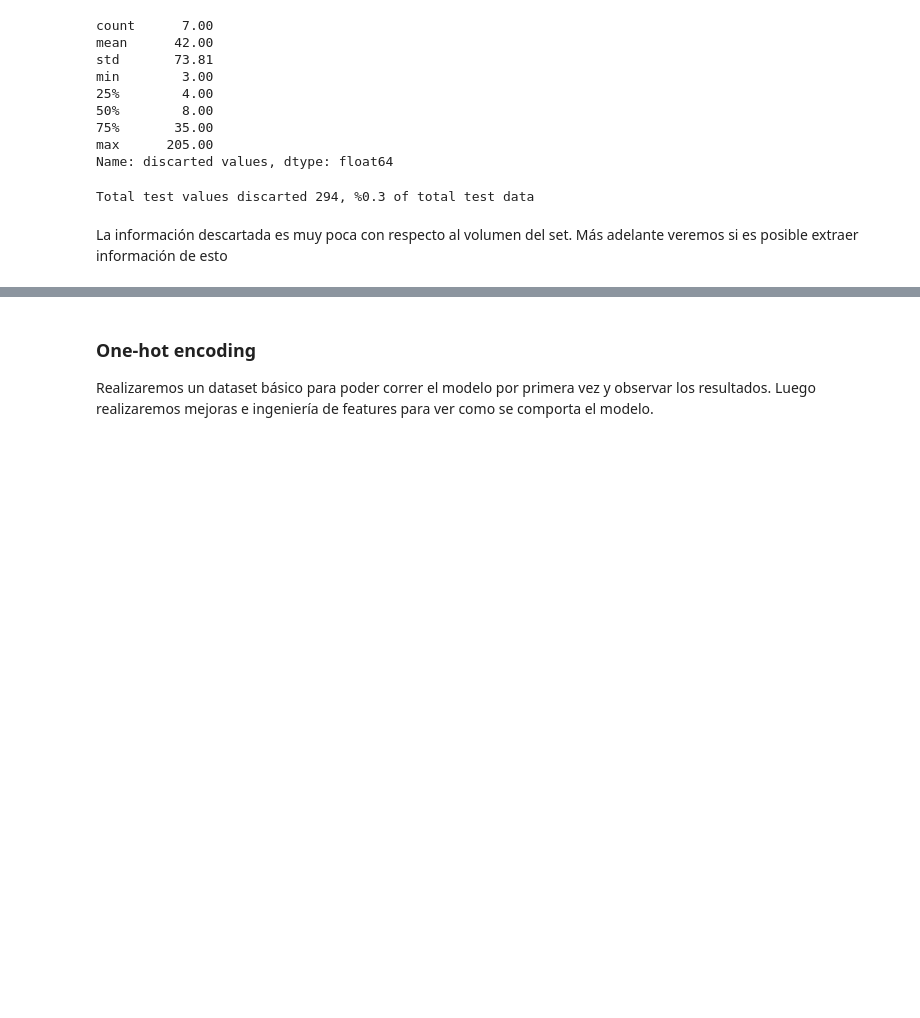
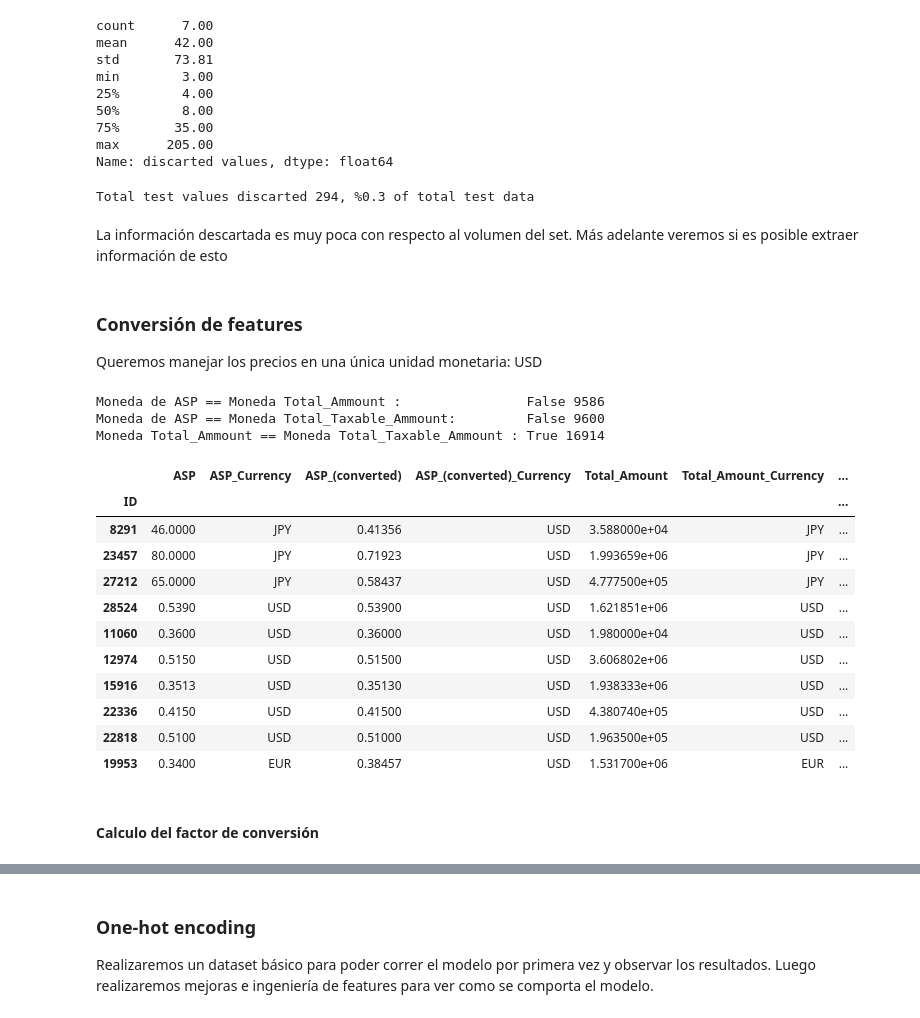
Before and after one commit to fede-alt/datos_2c2020_tp2-1, a Jupyter notebook: Data Preprocessing.ipynb, the cells around one changed output, grey strips where cells are left out. Cells and saved outputs as stored; diff of their text form; code cells hidden in the pictures; blank space fills up the shorter version.

```diff
--- a/Data Preprocessing.ipynb
+++ b/Data Preprocessing.ipynb
@@ -97,6 +101,6 @@ Para este modelo entonce no se consideraran las columnas ``'Brand'``, ``'Product
 # %%
 # The remaining features with na_values
-contains_na = na_values_rate[na_values_rate <= 0.75].index.to_list()
+contains_na = na_values_rate[na_values_rate <= 0.90].index.to_list()
 na_values_rate[contains_na]
 # %% [output]
 Territory                    0.294978
@@ -232,3 +223,39 @@ Name: discarted values, dtype: float64
 Total test values discarted 294, %0.3 of total test data
 # %% [markdown]
 La información descartada es muy poca con respecto al volumen del set. Más adelante veremos si es posible extraer información de esto
+# %% [markdown]
+### Conversión de features
+
+Queremos manejar los precios en una única unidad monetaria: USD
+# %%
+
+
+check1 = (trainset["Total_Amount_Currency"] == "USD").value_counts()
+check2 = (trainset["Total_Taxable_Amount_Currency"] == "USD").value_counts()
+check3 = (trainset["Total_Amount_Currency"]==trainset["Total_Taxable_Amount_Currency"]).value_counts()
+
+print("Moneda de ASP == Moneda Total_Ammount :               ",check1.index[0],check1.values[0])
+print("Moneda de ASP == Moneda Total_Taxable_Ammount:        ",check2.index[0],check2.values[0])
+print("Moneda Total_Ammount == Moneda Total_Taxable_Ammount :",check3.index[0],check3.values[0])
+# %% [output]
+Moneda de ASP == Moneda Total_Ammount :                False 9586
+Moneda de ASP == Moneda Total_Taxable_Ammount:         False 9600
+Moneda Total_Ammount == Moneda Total_Taxable_Ammount : True 16914
+# %%
+economy_columns = ["ASP","ASP_Currency","ASP_(converted)","ASP_(converted)_Currency","Total_Amount","Total_Amount_Currency","Total_Taxable_Amount","Total_Taxable_Amount_Currency"]
+trainset.loc[:,economy_columns].sample(10)
+# %% [output]
+|  | ASP | ASP_Currency | ASP_(converted) | ASP_(converted)_Currency | Total_Amount | Total_Amount_Currency | ... |
+| ID |  |  |  |  |  |  | ... |
+| 8291 | 46.0000 | JPY | 0.41356 | USD | 3.588000e+04 | JPY | ... |
+| 23457 | 80.0000 | JPY | 0.71923 | USD | 1.993659e+06 | JPY | ... |
+| 27212 | 65.0000 | JPY | 0.58437 | USD | 4.777500e+05 | JPY | ... |
+| 28524 | 0.5390 | USD | 0.53900 | USD | 1.621851e+06 | USD | ... |
+| 11060 | 0.3600 | USD | 0.36000 | USD | 1.980000e+04 | USD | ... |
+| 12974 | 0.5150 | USD | 0.51500 | USD | 3.606802e+06 | USD | ... |
+| 15916 | 0.3513 | USD | 0.35130 | USD | 1.938333e+06 | USD | ... |
+| 22336 | 0.4150 | USD | 0.41500 | USD | 4.380740e+05 | USD | ... |
+| 22818 | 0.5100 | USD | 0.51000 | USD | 1.963500e+05 | USD | ... |
+| 19953 | 0.3400 | EUR | 0.38457 | USD | 1.531700e+06 | EUR | ... |
+# %% [markdown]
+#### Calculo del factor de conversión
```
Also changed, not shown: parts of 60 cells of this notebook, 10 other files.
